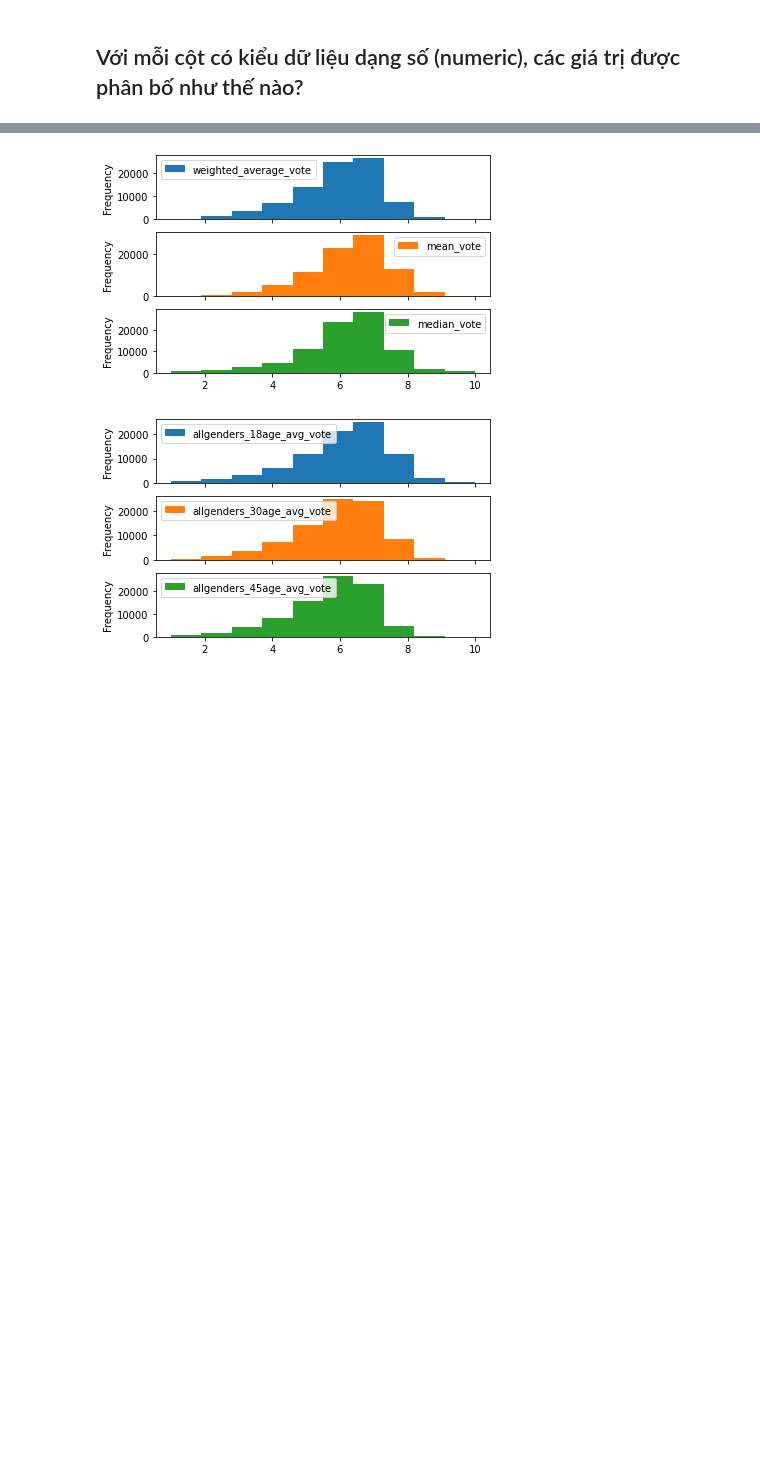
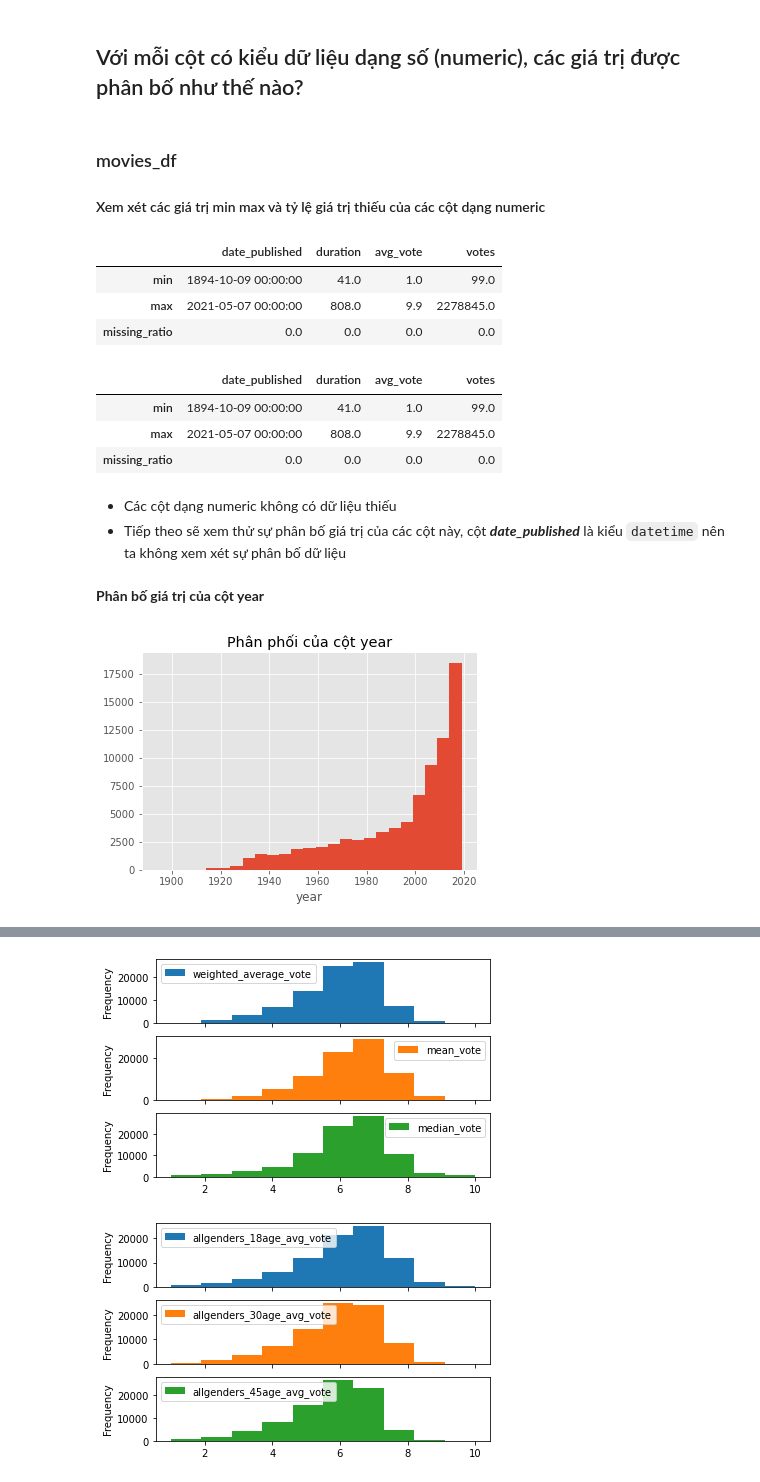
Before and after one commit to namhoai167/P4DS_Project, a Jupyter notebook: Final_Project.ipynb, the cells around one changed output, grey strips where cells are left out. Saved outputs shown, nothing was run; the diff lists cells and outputs as text; code cells hidden in the pictures; blank space fills up the shorter version.

```diff
--- a/Final_Project.ipynb
+++ b/Final_Project.ipynb
@@ -155,0 +229,4 @@ Các cột số lượng đang ở kiểu số thực float64, đúng hơn là n
+# %%
+movies_df = movies_df[movies_df.date_published != 'TV Movie 2019']
+movies_df.year = pd.to_numeric(movies_df.year)
+movies_df.year.dtypes
@@ -155,0 +250,2 @@ Các cột số lượng đang ở kiểu số thực float64, đúng hơn là n
+# %%
+movies_df = movies_df[movies_df.date_published.apply(lambda x: '-' in str(x))]
@@ -155,0 +254,2 @@ Các cột số lượng đang ở kiểu số thực float64, đúng hơn là n
+# %%
+movies_df.date_published = pd.to_datetime(movies_df.date_published, format='%Y-%m-%d')
@@ -155,0 +270,2 @@ Các cột số lượng đang ở kiểu số thực float64, đúng hơn là n
+# %%
+movies_df = movies_df.drop(columns=['year'])
@@ -157,0 +312,31 @@ Các cột số lượng đang ở kiểu số thực float64, đúng hơn là n
+# %% [markdown]
+### movies_df
+#### Xem xét các giá trị min max và tỷ lệ giá trị thiếu của các cột dạng numeric
+# %%
+num_cols = ['date_published', 'duration', 'avg_vote', 'votes']
+movies_df[num_cols].agg([min, max, missing_ratio])
+# %% [output]
+|  | date_published | duration | avg_vote | votes |
+| min | 1894-10-09 00:00:00 | 41.0 | 1.0 | 99.0 |
+| max | 2021-05-07 00:00:00 | 808.0 | 9.9 | 2278845.0 |
+| missing_ratio | 0.0 | 0.0 | 0.0 | 0.0 |
+# %%
+num_cols = ['date_published', 'duration', 'avg_vote', 'votes']
+movies_df[num_cols].agg([min, max, missing_ratio])
+# %% [output]
+|  | date_published | duration | avg_vote | votes |
+| min | 1894-10-09 00:00:00 | 41.0 | 1.0 | 99.0 |
+| max | 2021-05-07 00:00:00 | 808.0 | 9.9 | 2278845.0 |
+| missing_ratio | 0.0 | 0.0 | 0.0 | 0.0 |
+# %% [markdown]
+- Các cột dạng numeric không có dữ liệu thiếu
+- Tiếp theo sẽ xem thử sự phân bố giá trị của các cột này, cột ***date_published*** là kiểu `datetime` nên ta không xem xét sự phân bố dữ liệu
+# %% [markdown]
+**Phân bố giá trị của cột year**
+# %%
+movies_df['date_published'].dt.year.hist(bins=np.arange(1894, 2022, 5))
+plt.xlabel('year')
+plt.title('Phân phối của cột year')
+plt.show()
+# %% [output]
+[figure, added]
```
Also changed, not shown: parts of 78 cells of this notebook.
